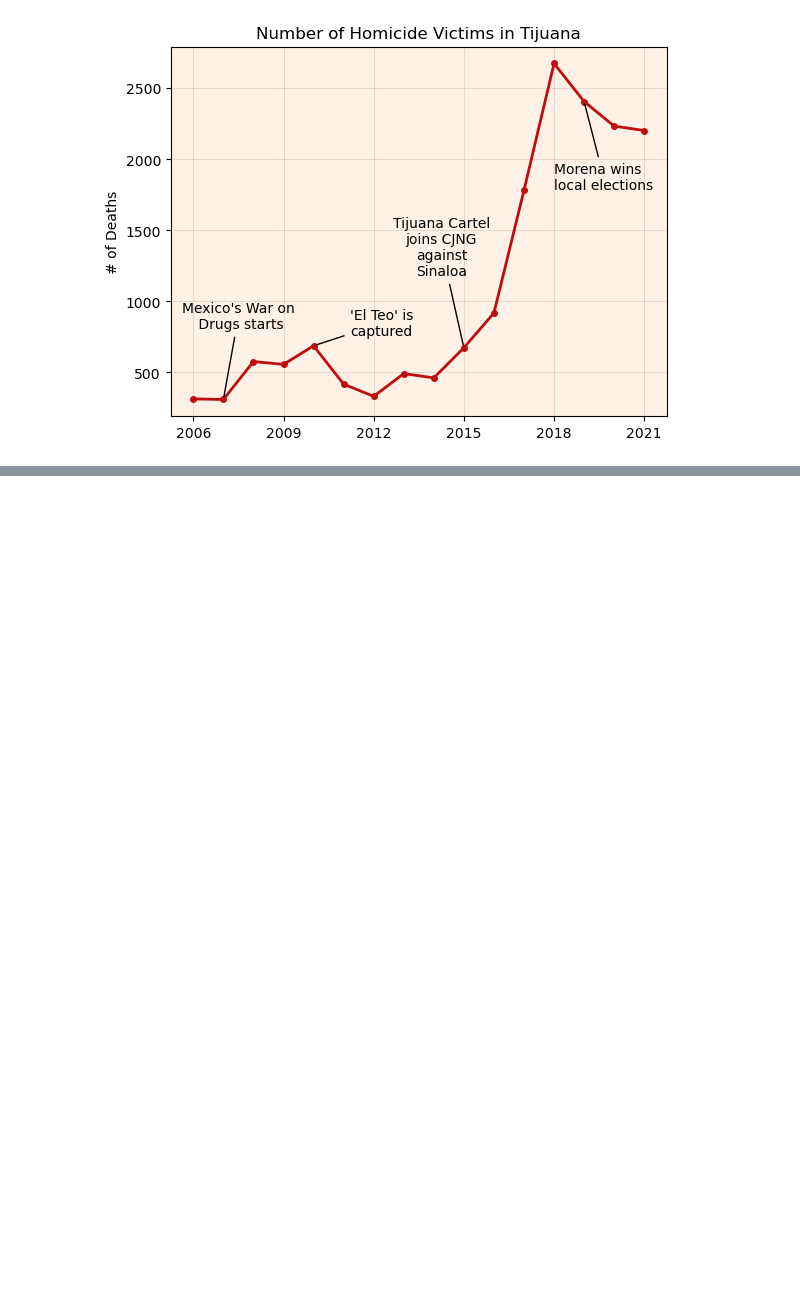
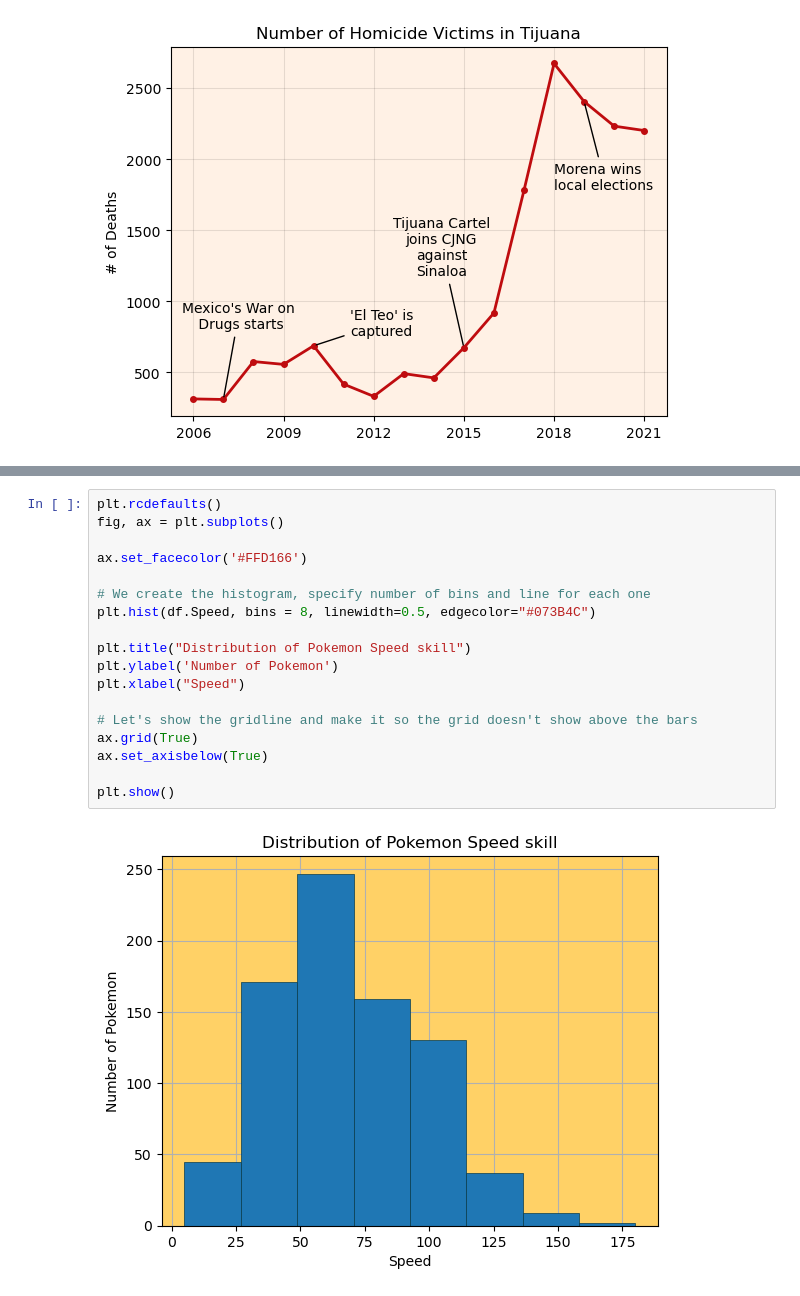
Before and after one commit to puentejose/bertelsmann-data-track, a Jupyter notebook: spreadsheets_4_data_visualization.ipynb, the cells around one changed output, grey strips where cells are left out. Cells and saved outputs as stored; diff of their text form; blank space fills up the shorter version.

```diff
--- a/spreadsheets_4_data_visualization.ipynb
+++ b/spreadsheets_4_data_visualization.ipynb
@@ -175,0 +171,20 @@ de.head()
+# %%
+plt.rcdefaults()
+fig, ax = plt.subplots()
+
+ax.set_facecolor('#FFD166')
+
+# We create the histogram, specify number of bins and line for each one
+plt.hist(df.Speed, bins = 8, linewidth=0.5, edgecolor="#073B4C")
+
+plt.title("Distribution of Pokemon Speed skill")
+plt.ylabel('Number of Pokemon')
+plt.xlabel("Speed")
+
+# Let's show the gridline and make it so the grid doesn't show above the bars
+ax.grid(True)
+ax.set_axisbelow(True)
+
+plt.show()
+# %% [output]
+[figure, added]
```
Also changed, not shown: parts of 5 cells of this notebook, 1 other file.
